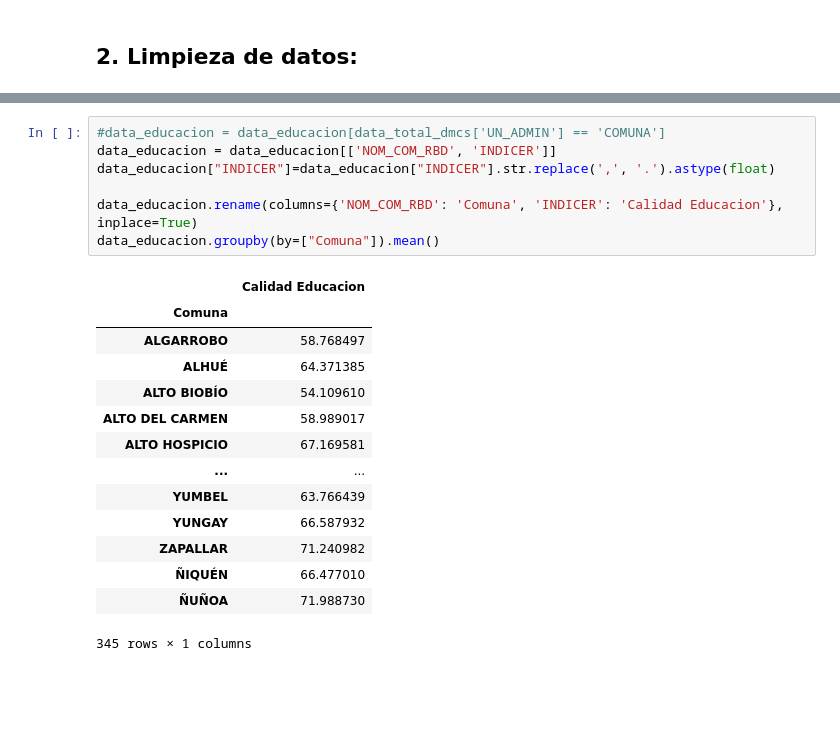
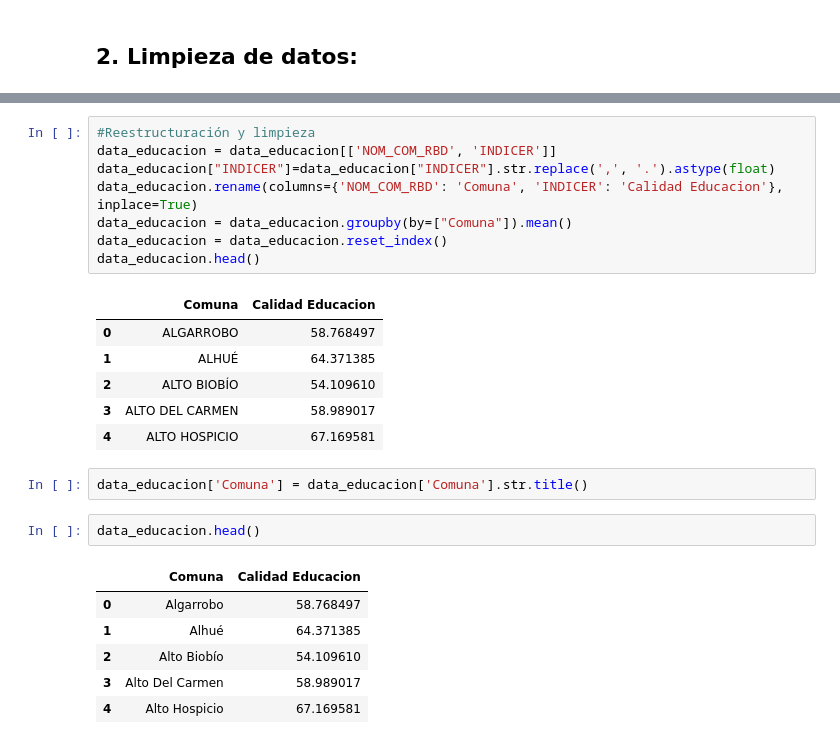
Before and after one commit to 08benja08p/Grupo-8-CDD, a Jupyter notebook: Proyecto/Proyecto_CDD.ipynb, the cells around one changed output, grey strips where cells are left out. Saved outputs shown, nothing was run; the diff lists cells and outputs as text; blank space fills up the shorter version.

```diff
--- a/Proyecto/Proyecto_CDD.ipynb
+++ b/Proyecto/Proyecto_CDD.ipynb
@@ -164,22 +227,26 @@ memory usage: 2.1+ MB
 # %%
-#data_educacion = data_educacion[data_total_dmcs['UN_ADMIN'] == 'COMUNA']
+#Reestructuración y limpieza
 data_educacion = data_educacion[['NOM_COM_RBD', 'INDICER']]
 data_educacion["INDICER"]=data_educacion["INDICER"].str.replace(',', '.').astype(float)
-
 data_educacion.rename(columns={'NOM_COM_RBD': 'Comuna', 'INDICER': 'Calidad Educacion'}, inplace=True)
-data_educacion.groupby(by=["Comuna"]).mean()
+data_educacion = data_educacion.groupby(by=["Comuna"]).mean()
+data_educacion = data_educacion.reset_index()
+data_educacion.head()
 # %% [output]
-|  | Calidad Educacion |
-| Comuna |  |
-| ALGARROBO | 58.768497 |
-| ALHUÉ | 64.371385 |
-| ALTO BIOBÍO | 54.109610 |
-| ALTO DEL CARMEN | 58.989017 |
-| ALTO HOSPICIO | 67.169581 |
-| ... | ... |
-| YUMBEL | 63.766439 |
-| YUNGAY | 66.587932 |
-| ZAPALLAR | 71.240982 |
-| ÑIQUÉN | 66.477010 |
-| ÑUÑOA | 71.988730 |
+|  | Comuna | Calidad Educacion |
+| 0 | ALGARROBO | 58.768497 |
+| 1 | ALHUÉ | 64.371385 |
+| 2 | ALTO BIOBÍO | 54.109610 |
+| 3 | ALTO DEL CARMEN | 58.989017 |
+| 4 | ALTO HOSPICIO | 67.169581 |
-345 rows × 1 columns
+# %%
+data_educacion['Comuna'] = data_educacion['Comuna'].str.title()
+# %%
+data_educacion.head()
+# %% [output]
+|  | Comuna | Calidad Educacion |
+| 0 | Algarrobo | 58.768497 |
+| 1 | Alhué | 64.371385 |
+| 2 | Alto Biobío | 54.109610 |
+| 3 | Alto Del Carmen | 58.989017 |
+| 4 | Alto Hospicio | 67.169581 |
```
Also changed, not shown: parts of 30 cells of this notebook.
